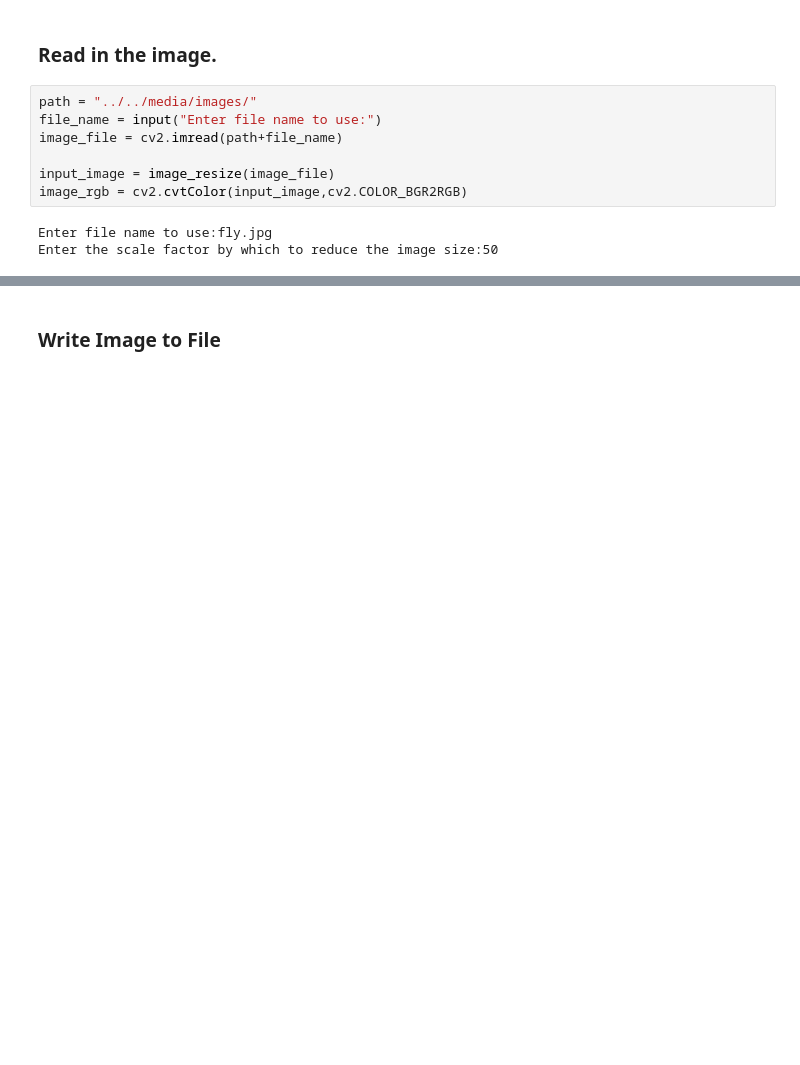
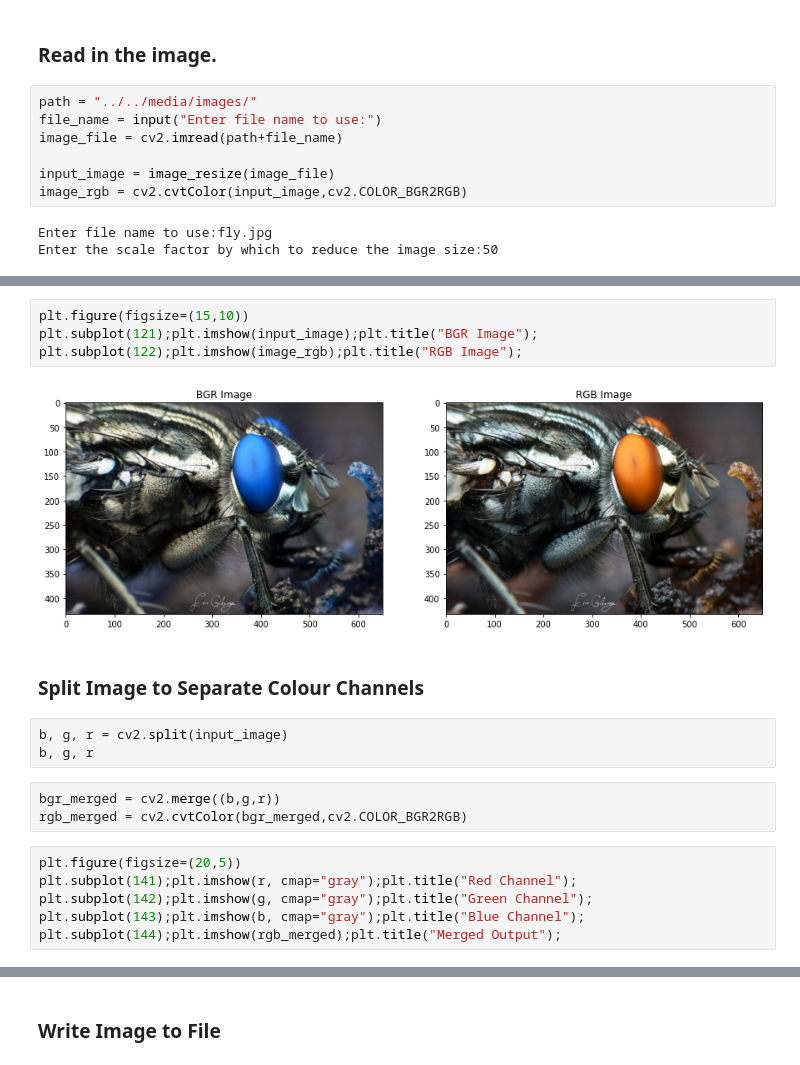
Before and after one commit to Roche619/ons, a Jupyter notebook: splat.ipynb, the cells around one changed output, grey strips where cells are left out. Saved outputs shown, nothing was run; the diff lists cells and outputs as text; blank space fills up the shorter version.

```diff
--- a/splat.ipynb
+++ b/splat.ipynb
@@ -99,0 +87,20 @@ cv2_show_image("Image", input_image)
+# %%
+plt.figure(figsize=(15,10))
+plt.subplot(121);plt.imshow(input_image);plt.title("BGR Image");
+plt.subplot(122);plt.imshow(image_rgb);plt.title("RGB Image");
+# %% [output]
+[figure, added]
+# %% [markdown]
+### Split Image to Separate Colour Channels
+# %%
+b, g, r = cv2.split(input_image)
+b, g, r
+# %%
+bgr_merged = cv2.merge((b,g,r))
+rgb_merged = cv2.cvtColor(bgr_merged,cv2.COLOR_BGR2RGB)
+# %%
+plt.figure(figsize=(20,5))
+plt.subplot(141);plt.imshow(r, cmap="gray");plt.title("Red Channel");
+plt.subplot(142);plt.imshow(g, cmap="gray");plt.title("Green Channel");
+plt.subplot(143);plt.imshow(b, cmap="gray");plt.title("Blue Channel");
+plt.subplot(144);plt.imshow(rgb_merged);plt.title("Merged Output");
```
Also changed, not shown: parts of 33 cells of this notebook.
